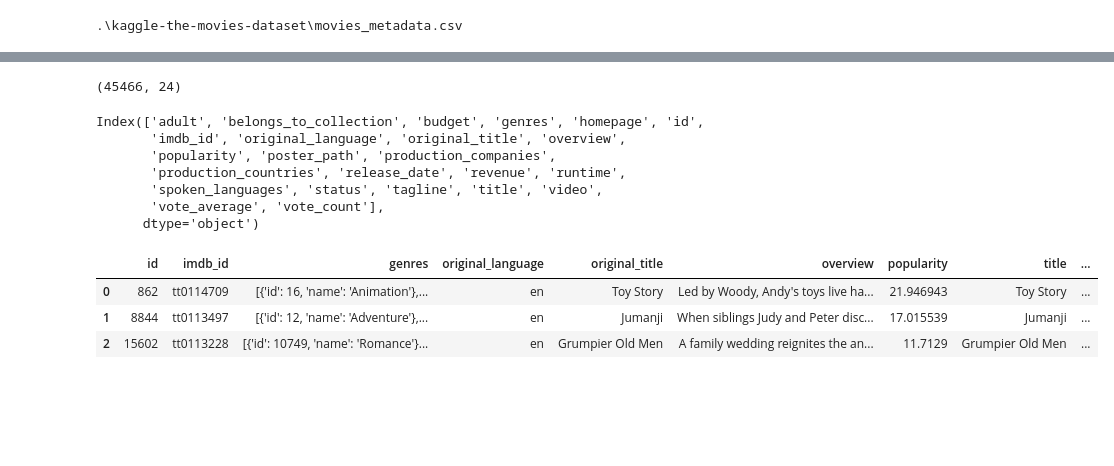
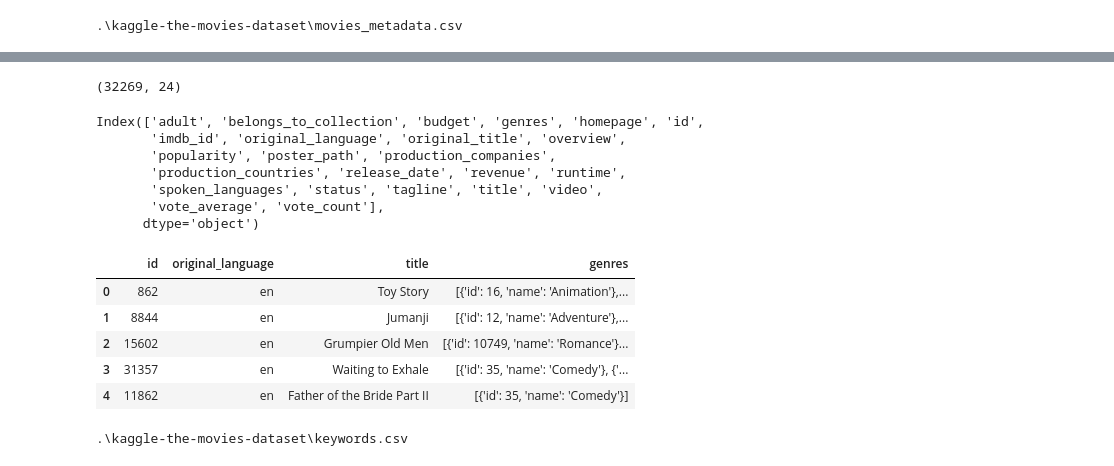
Before and after one commit to sanghyun0603/CoffeeBrew, a Jupyter notebook: server-recom/jupyter/movie/movie_cbf.ipynb, the cells around one changed output, grey strips where cells are left out. Cells and saved outputs as stored; diff of their text form; code cells hidden in the pictures; blank space fills up the shorter version.

```diff
--- a/server-recom/jupyter/movie/movie_cbf.ipynb
+++ b/server-recom/jupyter/movie/movie_cbf.ipynb
@@ -42,8 +42,10 @@ print(path_movie)
 .\kaggle-the-movies-dataset\movies_metadata.csv
 # %%
 # 데이터 로드 후 확인
-data = pd.read_csv(path_movie, low_memory=False)
-data.head(3)
+movie_data = pd.read_csv(path_movie, low_memory=False)
+# 일단 언어가 영어인 영화 자료만 활용
+movie_data = movie_data.loc[movie_data['original_language'] == 'en']
+movie_data.head()
 # %% [output]
 |  | adult | belongs_to_collection | budget | genres | homepage | id | imdb_id | original_language | ... |
 | 0 | False | {'id': 10194, 'name': 'Toy Story ... | 30000000 | [{'id': 16, 'name': 'Animation'},... | http://toystory.disney.com/toy-story | 862 | tt0114709 | en | ... |
@@ -52,5 +56,5 @@ data.head(3)
 # %%
-data.shape
+movie_data.shape
 # %% [output]
-(45466, 24)
+(32269, 24)
 # %%
@@ -64,10 +68,19 @@ Index(['adult', 'belongs_to_collection', 'budget', 'genres', 'homepage', 'id',
        'vote_average', 'vote_count'],
       dtype='object')
 # %%
-data = data[['id', 'imdb_id', 'genres', 'original_language', 'original_title', 'overview', 'popularity', 'title', 'vote_average', 'vote_count']]
-data.head(3)
+# 오로지 장르와 키워드 기반 유사도를 측정할 계획이므로 여기선 장르 정보만 추출하면 됨
+movie_data = movie_data[['id', 'original_language', 'title', 'genres']]
+movie_data.head()
 # %% [output]
-|  | id | imdb_id | genres | original_language | original_title | overview | popularity | title | ... |
-| 0 | 862 | tt0114709 | [{'id': 16, 'name': 'Animation'},... | en | Toy Story | Led by Woody, Andy's toys live ha... | 21.946943 | Toy Story | ... |
-| 1 | 8844 | tt0113497 | [{'id': 12, 'name': 'Adventure'},... | en | Jumanji | When siblings Judy and Peter disc... | 17.015539 | Jumanji | ... |
-| 2 | 15602 | tt0113228 | [{'id': 10749, 'name': 'Romance'}... | en | Grumpier Old Men | A family wedding reignites the an... | 11.7129 | Grumpier Old Men | ... |
+|  | id | original_language | title | genres |
+| 0 | 862 | en | Toy Story | [{'id': 16, 'name': 'Animation'},... |
+| 1 | 8844 | en | Jumanji | [{'id': 12, 'name': 'Adventure'},... |
+| 2 | 15602 | en | Grumpier Old Men | [{'id': 10749, 'name': 'Romance'}... |
+| 3 | 31357 | en | Waiting to Exhale | [{'id': 35, 'name': 'Comedy'}, {'... |
+| 4 | 11862 | en | Father of the Bride Part II | [{'id': 35, 'name': 'Comedy'}] |
+# %%
+# keywords 경로
+path_keyword = path.join(DIR_PATH, 'keywords.csv')
+print(path_keyword)
+# %% [output]
+.\kaggle-the-movies-dataset\keywords.csv
```
Also changed, not shown: parts of 33 cells of this notebook.
